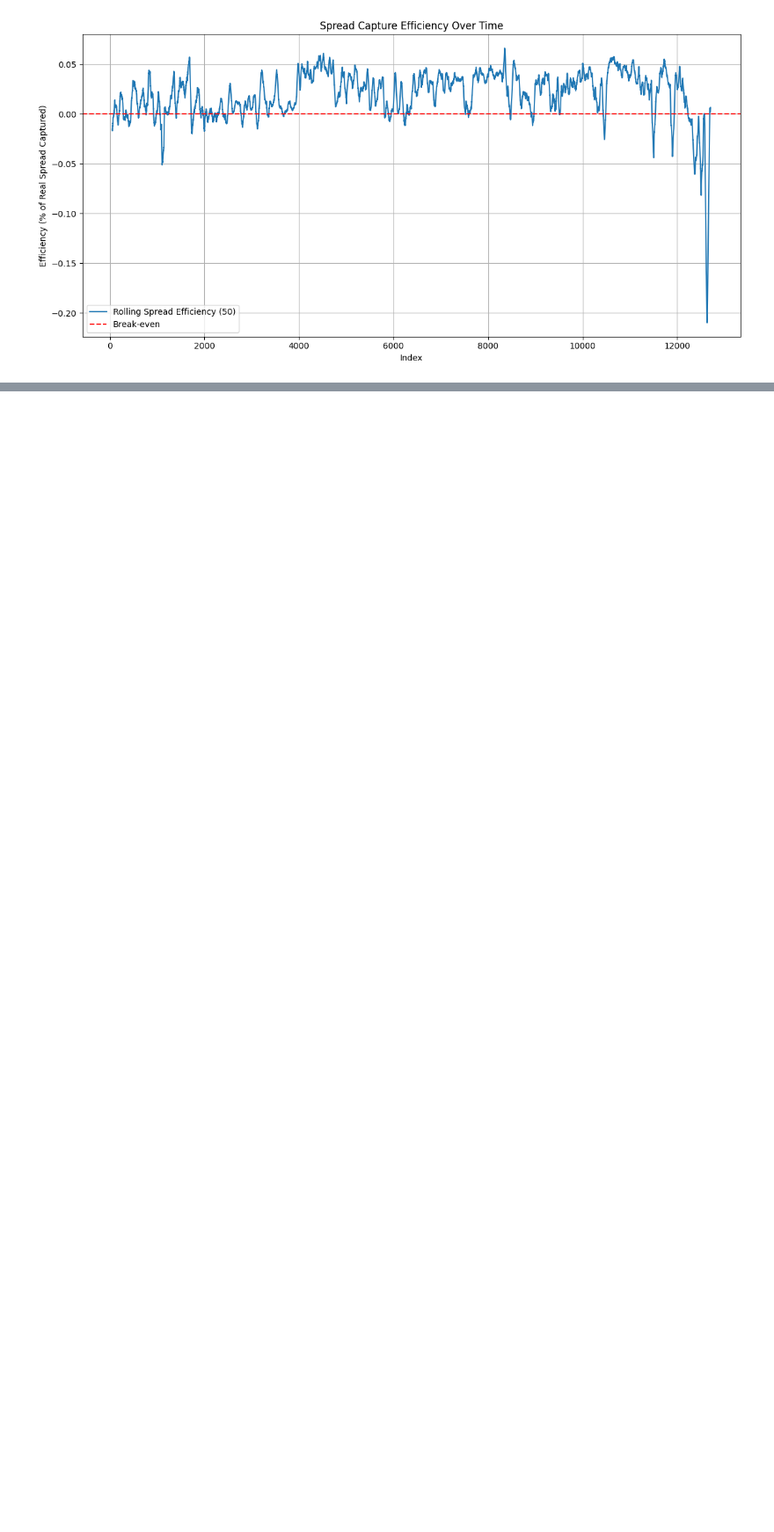
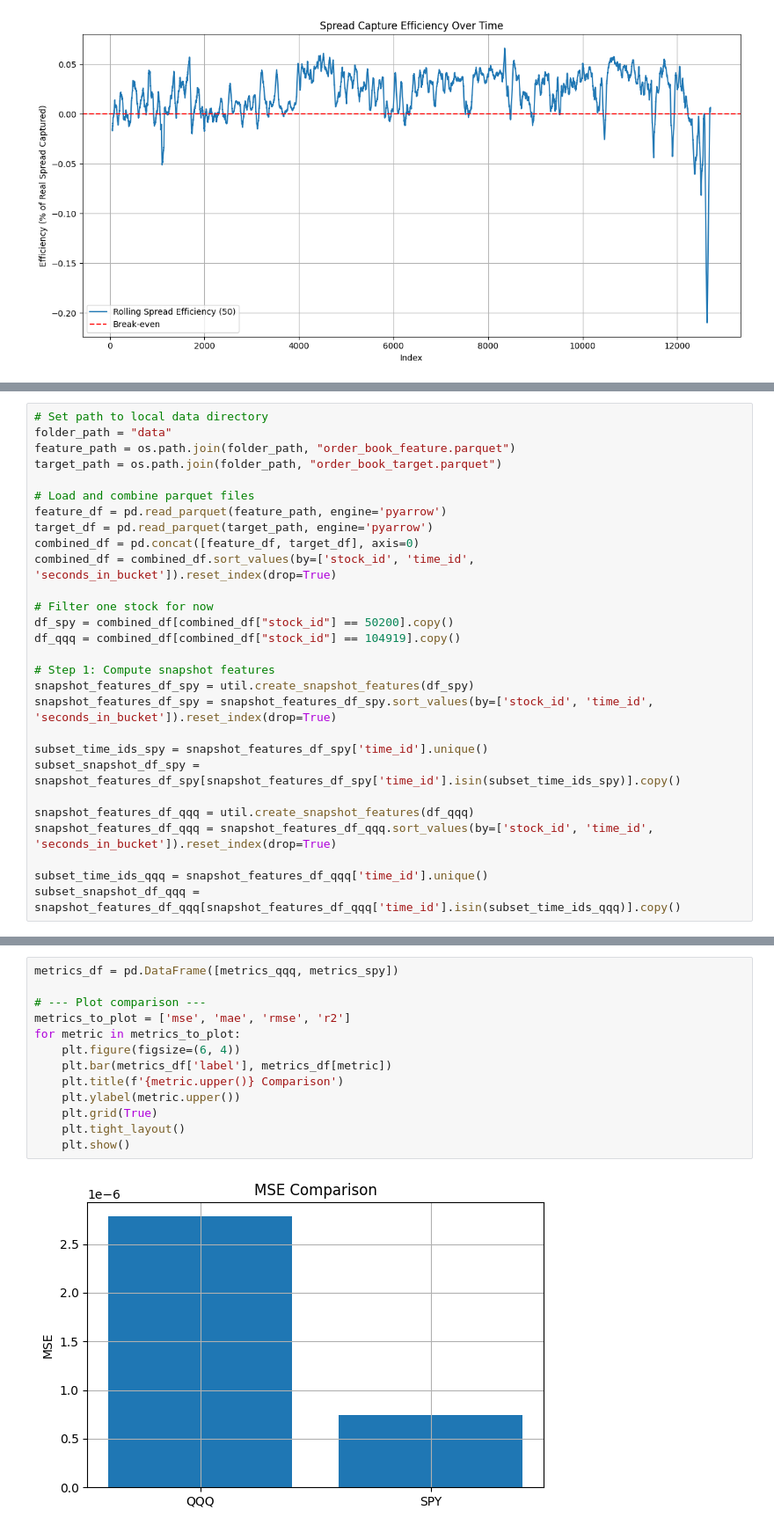
Before and after one commit to mofrui/volatility-analysis, a Jupyter notebook: report_withpipeline2.ipynb, the cells around one changed output, grey strips where cells are left out. Shown at 88% size. Cells and saved outputs as stored; diff of their text form; blank space fills up the shorter version.

```diff
--- a/report_withpipeline2.ipynb
+++ b/report_withpipeline2.ipynb
@@ -1094,0 +1099,28 @@ plt.show()
+# %%
+# Set path to local data directory
+folder_path = "data"
+feature_path = os.path.join(folder_path, "order_book_feature.parquet")
+target_path = os.path.join(folder_path, "order_book_target.parquet")
+
+# Load and combine parquet files
+feature_df = pd.read_parquet(feature_path, engine='pyarrow')
+target_df = pd.read_parquet(target_path, engine='pyarrow')
+combined_df = pd.concat([feature_df, target_df], axis=0)
+combined_df = combined_df.sort_values(by=['stock_id', 'time_id', 'seconds_in_bucket']).reset_index(drop=True)
+
+# Filter one stock for now
+df_spy = combined_df[combined_df["stock_id"] == 50200].copy()
+df_qqq = combined_df[combined_df["stock_id"] == 104919].copy()
+
+# Step 1: Compute snapshot features
+snapshot_features_df_spy = util.create_snapshot_features(df_spy)
+snapshot_features_df_spy = snapshot_features_df_spy.sort_values(by=['stock_id', 'time_id', 'seconds_in_bucket']).reset_index(drop=True)
+
+subset_time_ids_spy = snapshot_features_df_spy['time_id'].unique()
+subset_snapshot_df_spy = snapshot_features_df_spy[snapshot_features_df_spy['time_id'].isin(subset_time_ids_spy)].copy()
+
+snapshot_features_df_qqq = util.create_snapshot_features(df_qqq)
+snapshot_features_df_qqq = snapshot_features_df_qqq.sort_values(by=['stock_id', 'time_id', 'seconds_in_bucket']).reset_index(drop=True)
+
+subset_time_ids_qqq = snapshot_features_df_qqq['time_id'].unique()
+subset_snapshot_df_qqq = snapshot_features_df_qqq[snapshot_features_df_qqq['time_id'].isin(subset_time_ids_qqq)].copy()
@@ -1094,0 +1283,15 @@ plt.show()
+# %%
+metrics_df = pd.DataFrame([metrics_qqq, metrics_spy])
+
+# --- Plot comparison ---
+metrics_to_plot = ['mse', 'mae', 'rmse', 'r2']
+for metric in metrics_to_plot:
+    plt.figure(figsize=(6, 4))
+    plt.bar(metrics_df['label'], metrics_df[metric])
+    plt.title(f'{metric.upper()} Comparison')
+    plt.ylabel(metric.upper())
+    plt.grid(True)
+    plt.tight_layout()
+    plt.show()
+# %% [output]
+[figure, added]
```
Also changed, not shown: parts of 7 cells of this notebook.
